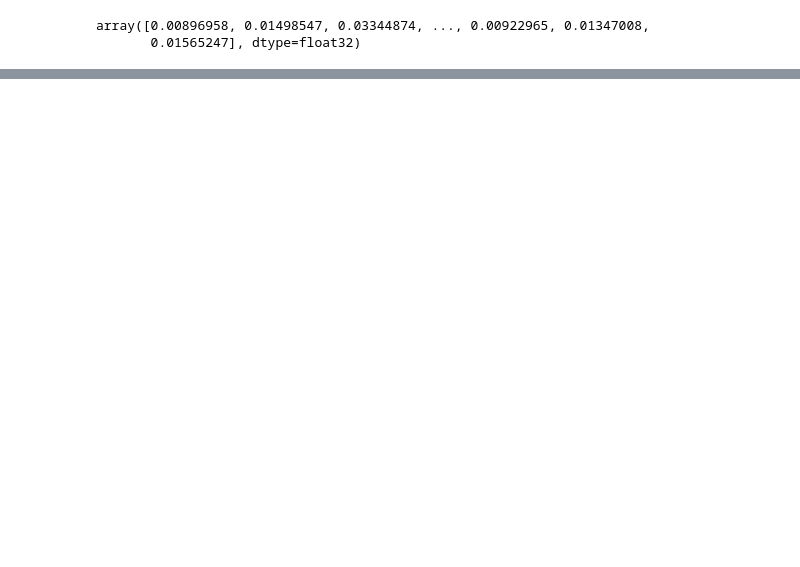
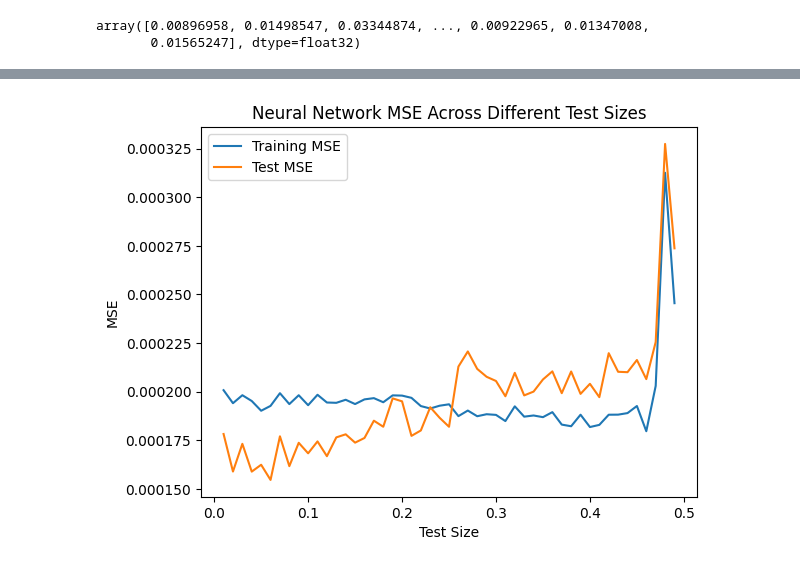
Before and after one commit to NickyDCFP/Machine-Learning-4563-Final-Project, a Jupyter notebook: keras.ipynb, the cells around one changed output, grey strips where cells are left out. Drawn from its saved outputs; the diff is of its cells as text; code cells hidden in the pictures; blank space fills up the shorter version.

```diff
--- a/keras.ipynb
+++ b/keras.ipynb
@@ -138,3 +175,5 @@ y
 # %% [output]
 array([0.00896958, 0.01498547, 0.03344874, ..., 0.00922965, 0.01347008,
        0.01565247], dtype=float32)
+# %%
+history, eval = try_test_size(X, y, 0.33)
@@ -140,0 +182,13 @@ array([0.00896958, 0.01498547, 0.03344874, ..., 0.00922965, 0.01347008,
+# %%
+cols = ['test_size', 'loss', 'r2']
+training_error = pd.DataFrame(columns=cols)
+test_error = pd.DataFrame(columns=cols)
+
+for i in range(1, 50, 1):
+    test_size = i / 100
+    history, eval = try_test_size(X, y, test_size)
+    training_error = pd.concat([training_error, pd.DataFrame(history, index=['test_size'])], ignore_index=True)
+    test_error = pd.concat([test_error, pd.DataFrame(eval, index=['test_size'])], ignore_index=True)
+
+display(training_error.head())
+display(test_error.head())
@@ -140,0 +228,11 @@ array([0.00896958, 0.01498547, 0.03344874, ..., 0.00922965, 0.01347008,
+# %%
+plt.figure()
+plt.plot(training_error['test_size'], training_error['loss'], label='Training MSE')
+plt.plot(test_error['test_size'], test_error['loss'], label='Test MSE')
+plt.title('Neural Network MSE Across Different Test Sizes')
+plt.xlabel('Test Size')
+plt.ylabel('MSE')
+plt.legend()
+plt.show()
+# %% [output]
+[figure, added]
```
Also changed, not shown: parts of 9 cells of this notebook, 2 other files.
